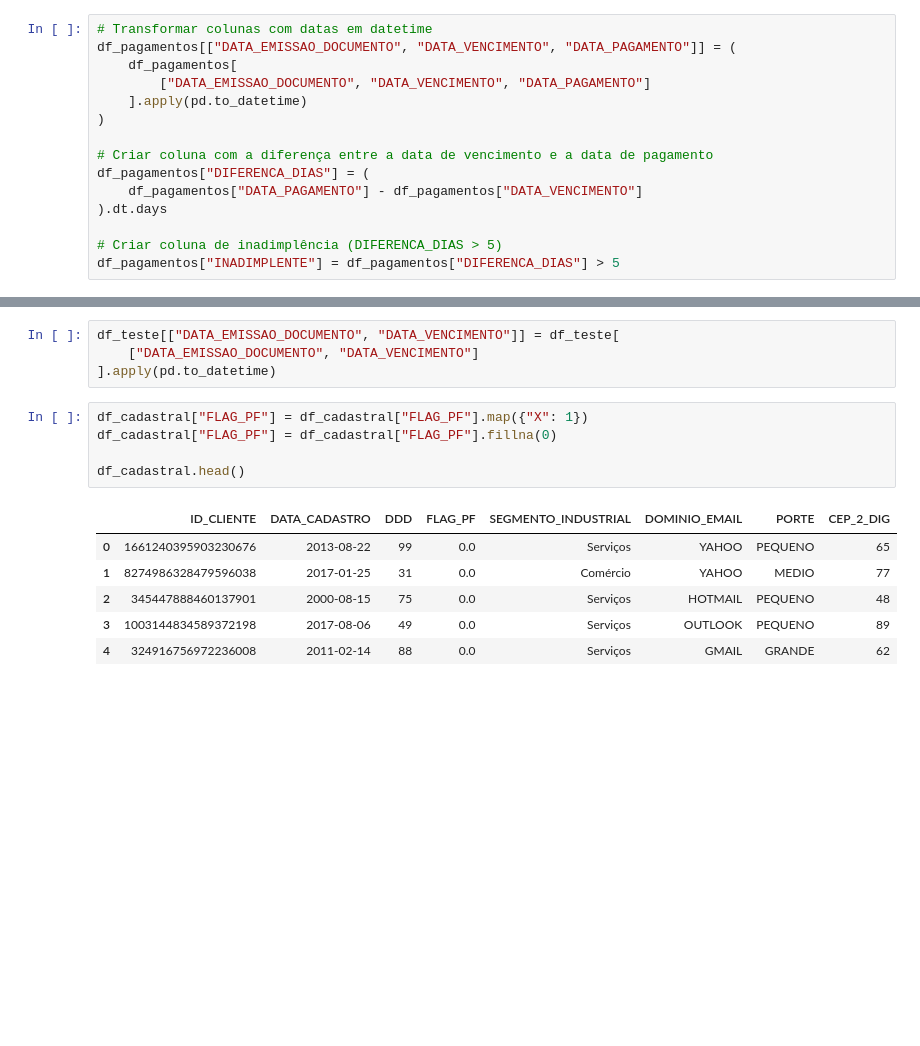
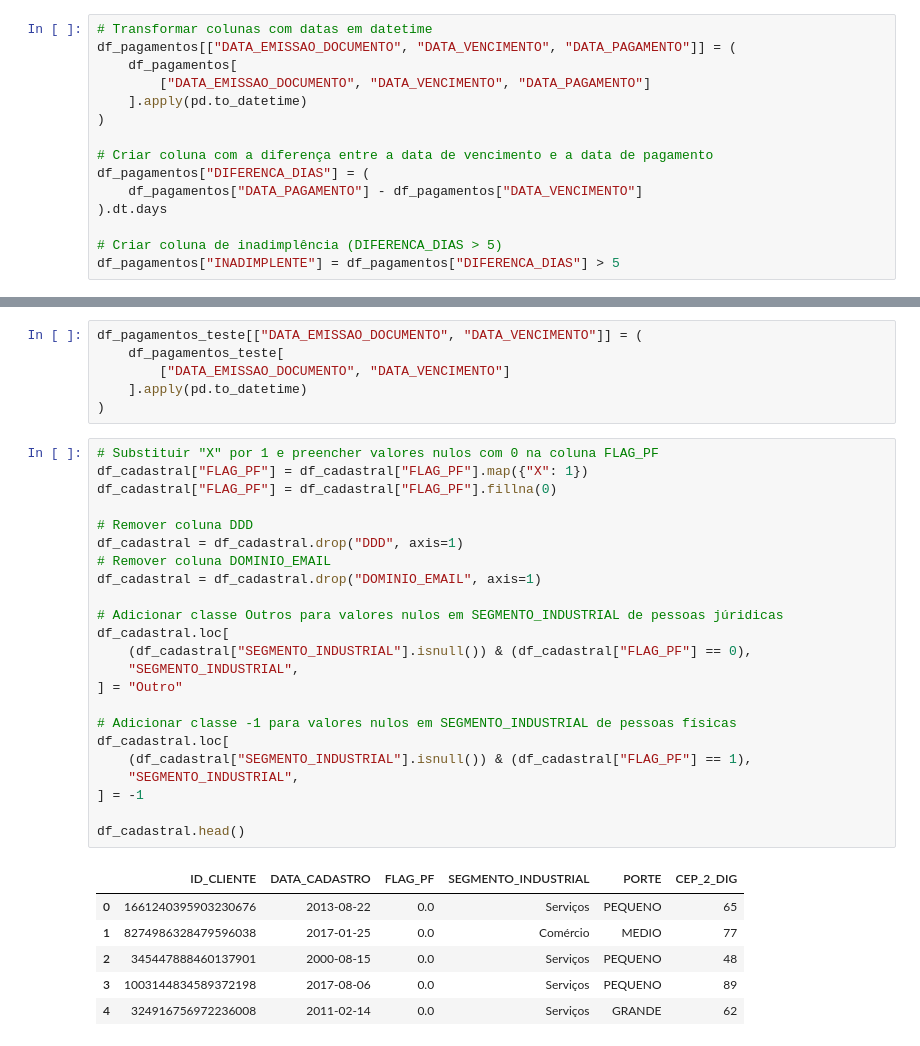
Before and after one commit to gupaulasan/credit-score, a Jupyter notebook: notebooks/credit_score.ipynb, the cells around one changed output, grey strips where cells are left out. Drawn from its saved outputs; the diff is of its cells as text; blank space fills up the shorter version.

```diff
--- a/notebooks/credit_score.ipynb
+++ b/notebooks/credit_score.ipynb
@@ -294,18 +367,38 @@ df_pagamentos.head(3)
 | 1 | 1661240395903230676 | 2018-08 | 2018-08-19 | 2018-09-11 | 2018-09-10 | 17758.21 | 6.99 | ... |
 | 2 | 1661240395903230676 | 2018-08 | 2018-08-26 | 2018-09-18 | 2018-09-17 | 17431.96 | 6.99 | ... |
 # %%
-df_teste[["DATA_EMISSAO_DOCUMENTO", "DATA_VENCIMENTO"]] = df_teste[
-    ["DATA_EMISSAO_DOCUMENTO", "DATA_VENCIMENTO"]
-].apply(pd.to_datetime)
+df_pagamentos_teste[["DATA_EMISSAO_DOCUMENTO", "DATA_VENCIMENTO"]] = (
+    df_pagamentos_teste[
+        ["DATA_EMISSAO_DOCUMENTO", "DATA_VENCIMENTO"]
+    ].apply(pd.to_datetime)
+)
-# %%
-df_cadastral["FLAG_PF"] = df_cadastral["FLAG_PF"].map({"X": 1})
-df_cadastral["FLAG_PF"] = df_cadastral["FLAG_PF"].fillna(0)
-
-df_cadastral.head()
-# %% [output]
-|  | ID_CLIENTE | DATA_CADASTRO | DDD | FLAG_PF | SEGMENTO_INDUSTRIAL | DOMINIO_EMAIL | PORTE | CEP_2_DIG |
-| 0 | 1661240395903230676 | 2013-08-22 | 99 | 0.0 | Serviços | YAHOO | PEQUENO | 65 |
-| 1 | 8274986328479596038 | 2017-01-25 | 31 | 0.0 | Comércio | YAHOO | MEDIO | 77 |
-| 2 | 345447888460137901 | 2000-08-15 | 75 | 0.0 | Serviços | HOTMAIL | PEQUENO | 48 |
-| 3 | 1003144834589372198 | 2017-08-06 | 49 | 0.0 | Serviços | OUTLOOK | PEQUENO | 89 |
-| 4 | 324916756972236008 | 2011-02-14 | 88 | 0.0 | Serviços | GMAIL | GRANDE | 62 |
+# %%
+# Substituir "X" por 1 e preencher valores nulos com 0 na coluna FLAG_PF
+df_cadastral["FLAG_PF"] = df_cadastral["FLAG_PF"].map({"X": 1})
+df_cadastral["FLAG_PF"] = df_cadastral["FLAG_PF"].fillna(0)
+
+# Remover coluna DDD
+df_cadastral = df_cadastral.drop("DDD", axis=1)
+# Remover coluna DOMINIO_EMAIL
+df_cadastral = df_cadastral.drop("DOMINIO_EMAIL", axis=1)
+
+# Adicionar classe Outros para valores nulos em SEGMENTO_INDUSTRIAL de pessoas júridicas
+df_cadastral.loc[
+    (df_cadastral["SEGMENTO_INDUSTRIAL"].isnull()) & (df_cadastral["FLAG_PF"] == 0),
+    "SEGMENTO_INDUSTRIAL",
+] = "Outro"
+
+# Adicionar classe -1 para valores nulos em SEGMENTO_INDUSTRIAL de pessoas físicas
+df_cadastral.loc[
+    (df_cadastral["SEGMENTO_INDUSTRIAL"].isnull()) & (df_cadastral["FLAG_PF"] == 1),
+    "SEGMENTO_INDUSTRIAL",
+] = -1
+
+df_cadastral.head()
+# %% [output]
+|  | ID_CLIENTE | DATA_CADASTRO | FLAG_PF | SEGMENTO_INDUSTRIAL | PORTE | CEP_2_DIG |
+| 0 | 1661240395903230676 | 2013-08-22 | 0.0 | Serviços | PEQUENO | 65 |
+| 1 | 8274986328479596038 | 2017-01-25 | 0.0 | Comércio | MEDIO | 77 |
+| 2 | 345447888460137901 | 2000-08-15 | 0.0 | Serviços | PEQUENO | 48 |
+| 3 | 1003144834589372198 | 2017-08-06 | 0.0 | Serviços | PEQUENO | 89 |
+| 4 | 324916756972236008 | 2011-02-14 | 0.0 | Serviços | GRANDE | 62 |
```
Also changed, not shown: parts of 29 cells of this notebook.
